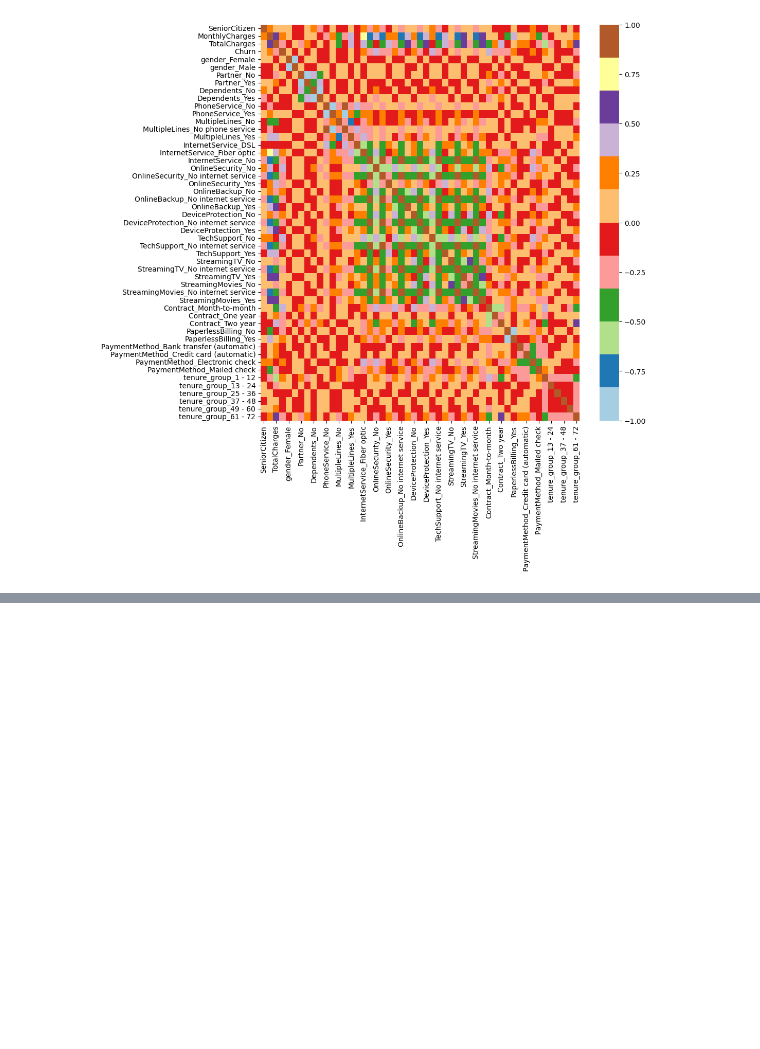
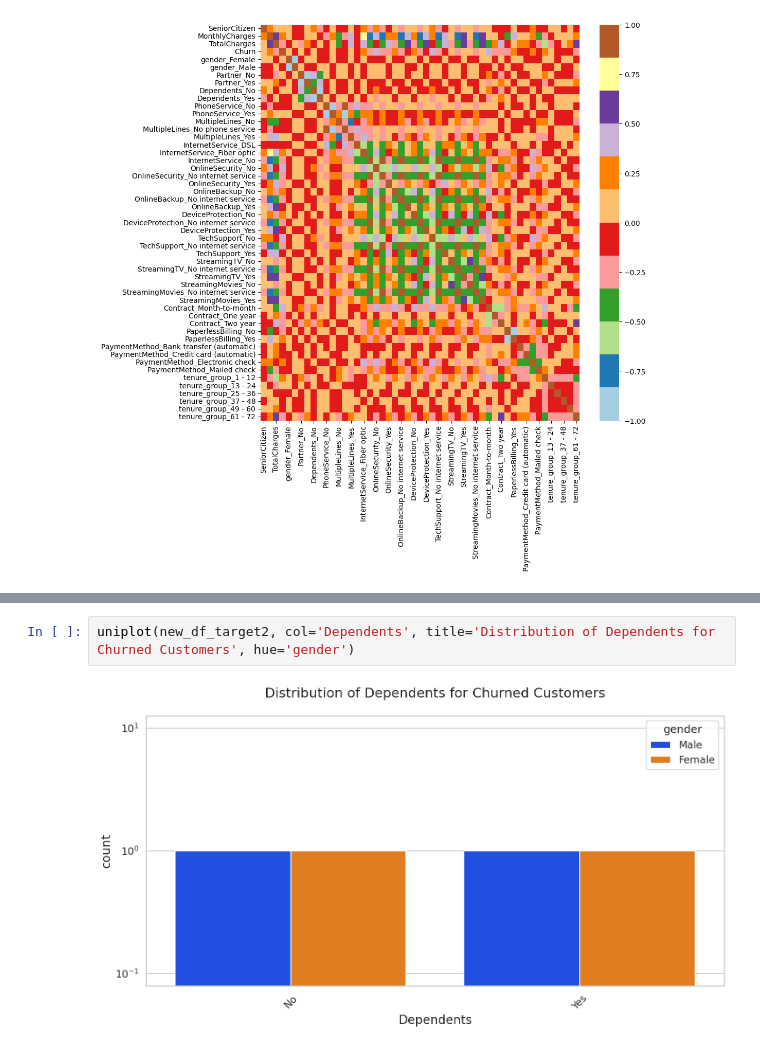
Before and after one commit to Raji-317/EDA, a Jupyter notebook: case_study.ipynb, the cells around one changed output, grey strips where cells are left out. Saved outputs shown, nothing was run; the diff lists cells and outputs as text; blank space fills up the shorter version.

```diff
--- a/case_study.ipynb
+++ b/case_study.ipynb
@@ -598,0 +637,4 @@ sns.heatmap(new_df1.corr(), cmap='Paired')
+# %%
+uniplot(new_df_target2, col='Dependents', title='Distribution of Dependents for Churned Customers', hue='gender')
+# %% [output]
+[figure, added]
```
Also changed, not shown: parts of 13 cells of this notebook.
